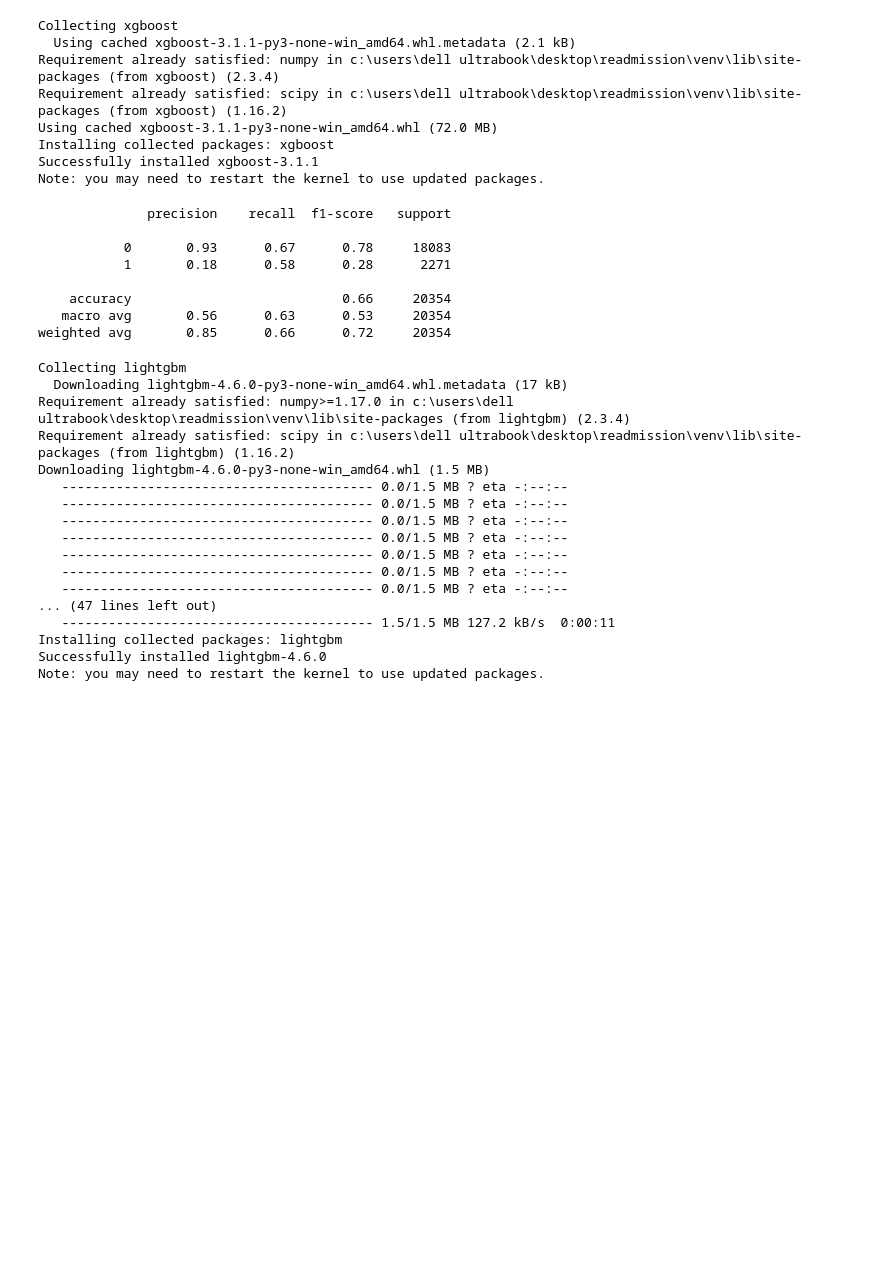
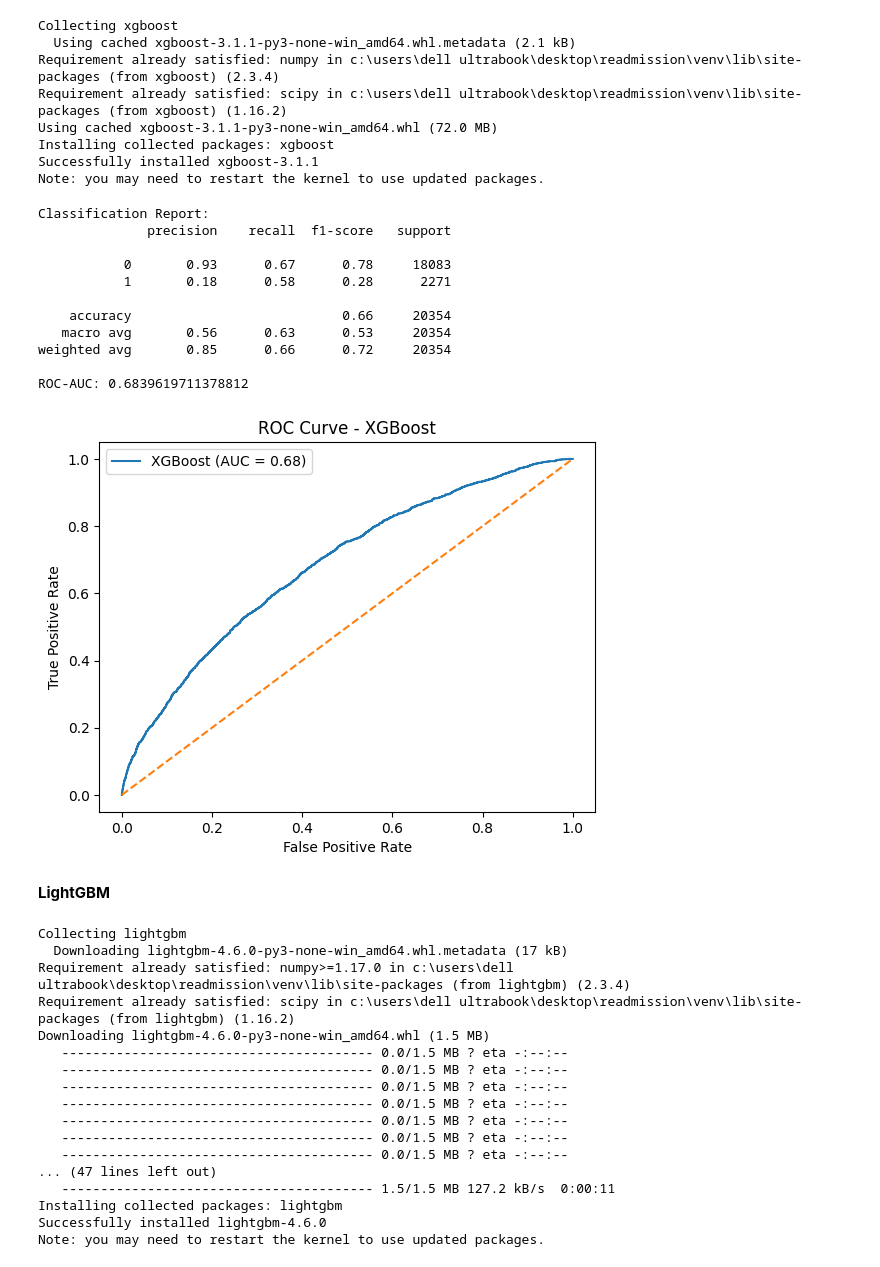
Before and after one commit to EstherMamai/readmission, a Jupyter notebook: notebooks/readmission.ipynb, the cells around one changed output. Saved outputs shown, nothing was run; the diff lists cells and outputs as text; code cells hidden in the pictures; blank space fills up the shorter version.

```diff
--- a/notebooks/readmission.ipynb
+++ b/notebooks/readmission.ipynb
@@ -594,30 +596,62 @@ Using cached xgboost-3.1.1-py3-none-win_amd64.whl (72.0 MB)
 Installing collected packages: xgboost
 Successfully installed xgboost-3.1.1
 Note: you may need to restart the kernel to use updated packages.
-# %%
-from xgboost import XGBClassifier
-
-xgb = XGBClassifier(
-    n_estimators=300,
-    learning_rate=0.05,
-    max_depth=6,
-    subsample=0.8,
-    colsample_bytree=0.8,
-    scale_pos_weight=len(y_train[y_train==0]) / len(y_train[y_train==1]),
-    random_state=42
-)
-xgb.fit(X_train_scaled, y_train)
-y_pred_xgb = xgb.predict(X_test_scaled)
-print(classification_report(y_test, y_pred_xgb))
-# %% [output]
-              precision    recall  f1-score   support
-
-           0       0.93      0.67      0.78     18083
-           1       0.18      0.58      0.28      2271
-
-    accuracy                           0.66     20354
-   macro avg       0.56      0.63      0.53     20354
-weighted avg       0.85      0.66      0.72     20354
+# %%
+from xgboost import XGBClassifier
+from sklearn.metrics import classification_report, roc_auc_score, roc_curve
+import matplotlib.pyplot as plt
+
+# Calculate class weight to handle imbalance
+scale_pos_weight = len(y_train[y_train == 0]) / len(y_train[y_train == 1])
+
+# Initialize the model
+xgb = XGBClassifier(
+    n_estimators=300,
+    learning_rate=0.05,
+    max_depth=6,
+    subsample=0.8,
+    colsample_bytree=0.8,
+    scale_pos_weight=scale_pos_weight,
+    random_state=42,
+    eval_metric='auc'
+)
+
+# Train
+xgb.fit(X_train_scaled, y_train)
+
+# Predictions
+y_pred_xgb = xgb.predict(X_test_scaled)
+y_proba_xgb = xgb.predict_proba(X_test_scaled)[:, 1]
+
+# Evaluate
+print("Classification Report:")
+print(classification_report(y_test, y_pred_xgb))
+print("ROC-AUC:", roc_auc_score(y_test, y_proba_xgb))
+
+# Plot ROC Curve
+fpr, tpr, _ = roc_curve(y_test, y_proba_xgb)
+plt.plot(fpr, tpr, label=f'XGBoost (AUC = {roc_auc_score(y_test, y_proba_xgb):.2f})')
+plt.plot([0,1],[0,1],'--')
+plt.xlabel('False Positive Rate')
+plt.ylabel('True Positive Rate')
+plt.title('ROC Curve - XGBoost')
+plt.legend()
+plt.show()
+# %% [output]
+Classification Report:
+              precision    recall  f1-score   support
+
+           0       0.93      0.67      0.78     18083
+           1       0.18      0.58      0.28      2271
+
+    accuracy                           0.66     20354
+   macro avg       0.56      0.63      0.53     20354
+weighted avg       0.85      0.66      0.72     20354
+
+ROC-AUC: 0.6839619711378812
+[figure, added]
+# %% [markdown]
+**LightGBM**
 # %%
 pip install lightgbm
 # %% [output]
```
Also changed, not shown: parts of 14 cells of this notebook.
